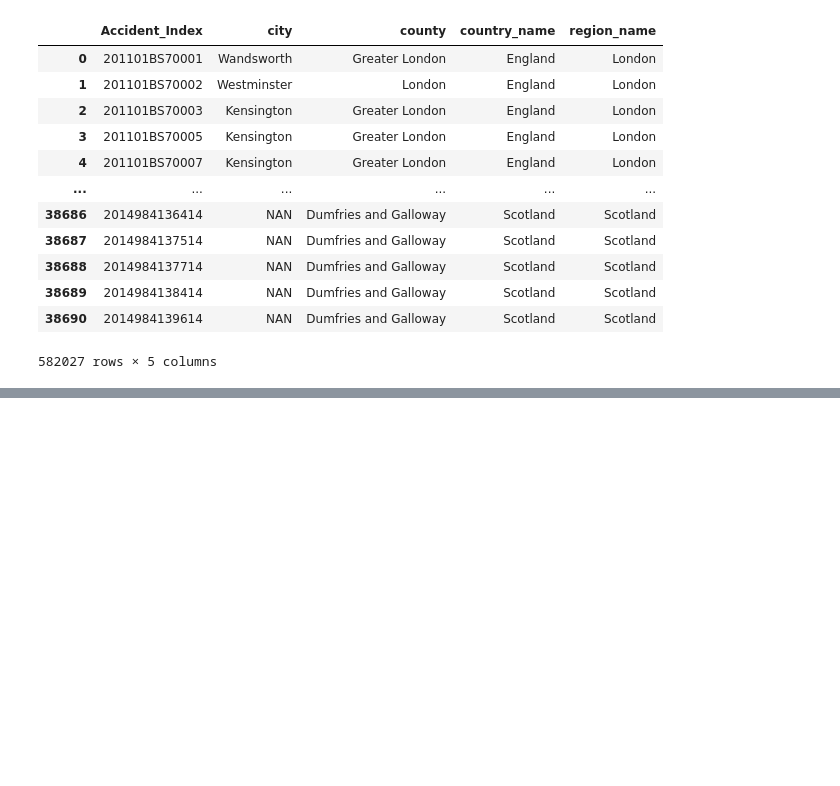
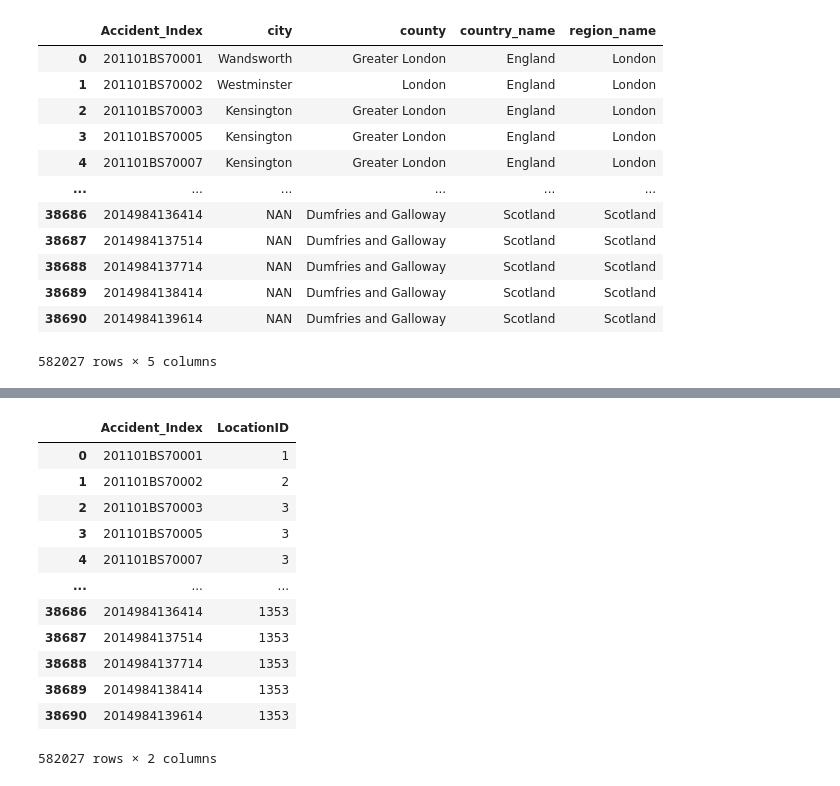
Before and after one commit to thetinhnguyen/TTKD-16-DATH, a Jupyter notebook: Data/Colab/Merge_file_and_download.ipynb, the cells around one changed output, grey strips where cells are left out. Drawn from its saved outputs; the diff is of its cells as text; code cells hidden in the pictures; blank space fills up the shorter version.

```diff
--- a/Data/Colab/Merge_file_and_download.ipynb
+++ b/Data/Colab/Merge_file_and_download.ipynb
@@ -405,0 +446,17 @@ Accident
+# %%
+Accident = Accident[['Accident_Index','LocationID']]
+Accident
+# %% [output]
+|  | Accident_Index | LocationID |
+| 0 | 201101BS70001 | 1 |
+| 1 | 201101BS70002 | 2 |
+| 2 | 201101BS70003 | 3 |
+| 3 | 201101BS70005 | 3 |
+| 4 | 201101BS70007 | 3 |
+| ... | ... | ... |
+| 38686 | 2014984136414 | 1353 |
+| 38687 | 2014984137514 | 1353 |
+| 38688 | 2014984137714 | 1353 |
+| 38689 | 2014984138414 | 1353 |
+| 38690 | 2014984139614 | 1353 |
+582027 rows × 2 columns
```
Also changed, not shown: parts of 12 cells of this notebook.
